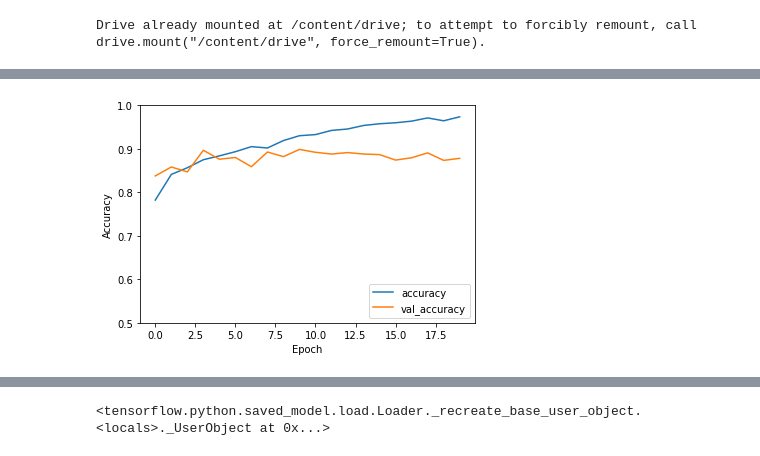
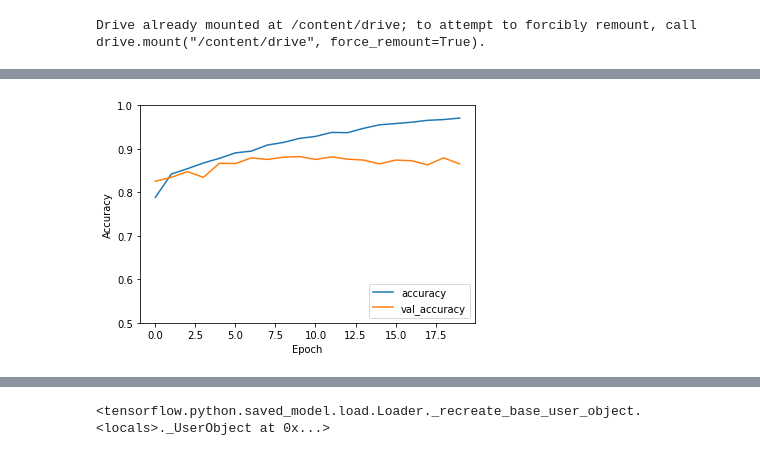
Before and after one commit to mimilazarova/DD2424-covid-xray-project, a Jupyter notebook: playground_colab_mimi.ipynb, the cells around one changed output, grey strips where cells are left out. Drawn from its saved outputs; the diff is of its cells as text; code cells hidden in the pictures.

```diff
--- a/playground_colab_mimi.ipynb
+++ b/playground_colab_mimi.ipynb
@@ -40,0 +47,15 @@ testX = testX.reshape((testN, 224, 224, 1))
+# %%
+args = [train_y==0]
+X0, vX0, y0, vy0 = train_test_split(trainX[args], train_y[args],  test_size=0.1, random_state=42)
+
+args = [train_y==1]
+X1, vX1, y1, vy1 = train_test_split(trainX[args], train_y[args],  test_size=0.1, random_state=42)
+
+args = [train_y==2]
+X2, vX2, y2, vy2 = train_test_split(trainX[args], train_y[args],  test_size=0.1, random_state=42)
+
+trainX = np.concatenate((X0, X1, X2))
+train_y = np.concatenate((y0, y1, y2))
+
+valX = np.concatenate((vX0, vX1, vX2))
+val_y = np.concatenate((vy0, vy1, vy2))
@@ -132,13 +147,20 @@ class_weights[0] = 1
 class_weights[1] = 1
 class_weights[2] = 4
 
+early_stopping = tf.keras.callbacks.EarlyStopping(
+    monitor='val_accuracy',
+    verbose=1,
+    patience=10,
+    mode='max',
+    restore_best_weights=True)
+
 model3.compile(optimizer='adam',
               loss=tf.keras.losses.SparseCategoricalCrossentropy(from_logits=True),
               metrics=['accuracy'])
 
 
 history3 = model3.fit(trainX, train_y, epochs=25, callbacks=[early_stopping],
-                    class_weight=class_weights, validation_data=(testX, test_y))
+                    class_weight=class_weights, validation_data=(valX, val_y))
 
 plt.plot(history3.history['accuracy'], label='accuracy')
 plt.plot(history3.history['val_accuracy'], label = 'val_accuracy')
@@ -153,5 +175,6 @@ test_y_pred3 = np.argmax(test_y_pred_m, axis=1)
 conf_matrix = confusion_matrix(test_y, test_y_pred3, labels=[0, 1, 2])
 print("Confusion matrix:")
 print(conf_matrix)
+print(classification_report(test_y, test_y_pred3, digits=3))
 # %% [output]
 Epoch 1/25
@@ -174,4 +197,4 @@ Confusion matrix:
-[figure, old version]
+[figure, new version]
 # %%
 X_input = layers.Input((224, 224, 1))
 
```
Also changed, not shown: parts of 21 cells of this notebook.
